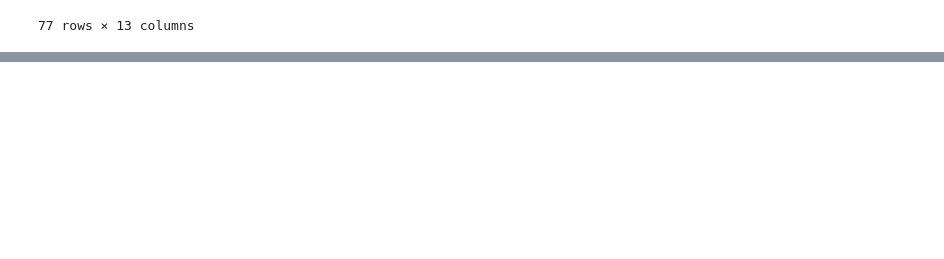
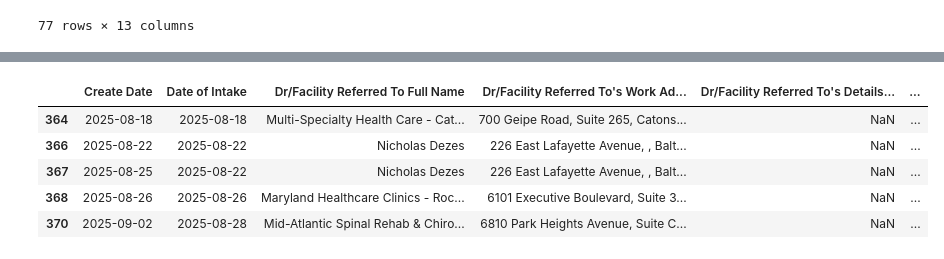
Before and after one commit to The-Jaklitsch-Law-Group/JLG_Provider_Recommender, a Jupyter notebook: prepare_contacts/contact_cleaning.ipynb, the cells around one changed output, grey strips where cells are left out. Saved outputs shown, nothing was run; the diff lists cells and outputs as text; code cells hidden in the pictures; blank space fills up the shorter version.

```diff
--- a/prepare_contacts/contact_cleaning.ipynb
+++ b/prepare_contacts/contact_cleaning.ipynb
@@ -247,0 +294,9 @@ df_inbound.to_parquet('../data/processed/cleaned_inbound_referrals.parquet', com
+# %%
+df_outbound[df_outbound["Dr/Facility Referred To's Details: Longitude"].isna()]
+# %% [output]
+|  | Create Date | Date of Intake | Dr/Facility Referred To Full Name | Dr/Facility Referred To's Work Ad... | Dr/Facility Referred To's Details... | ... |
+| 364 | 2025-08-18 | 2025-08-18 | Multi-Specialty Health Care - Cat... | 700 Geipe Road, Suite 265, Catons... | NaN | ... |
+| 366 | 2025-08-22 | 2025-08-22 | Nicholas Dezes | 226 East Lafayette Avenue, , Balt... | NaN | ... |
+| 367 | 2025-08-25 | 2025-08-22 | Nicholas Dezes | 226 East Lafayette Avenue, , Balt... | NaN | ... |
+| 368 | 2025-08-26 | 2025-08-26 | Maryland Healthcare Clinics - Roc... | 6101 Executive Boulevard, Suite 3... | NaN | ... |
+| 370 | 2025-09-02 | 2025-08-28 | Mid-Atlantic Spinal Rehab & Chiro... | 6810 Park Heights Avenue, Suite C... | NaN | ... |
```
Also changed, not shown: parts of 3 cells of this notebook, 1 other file.
